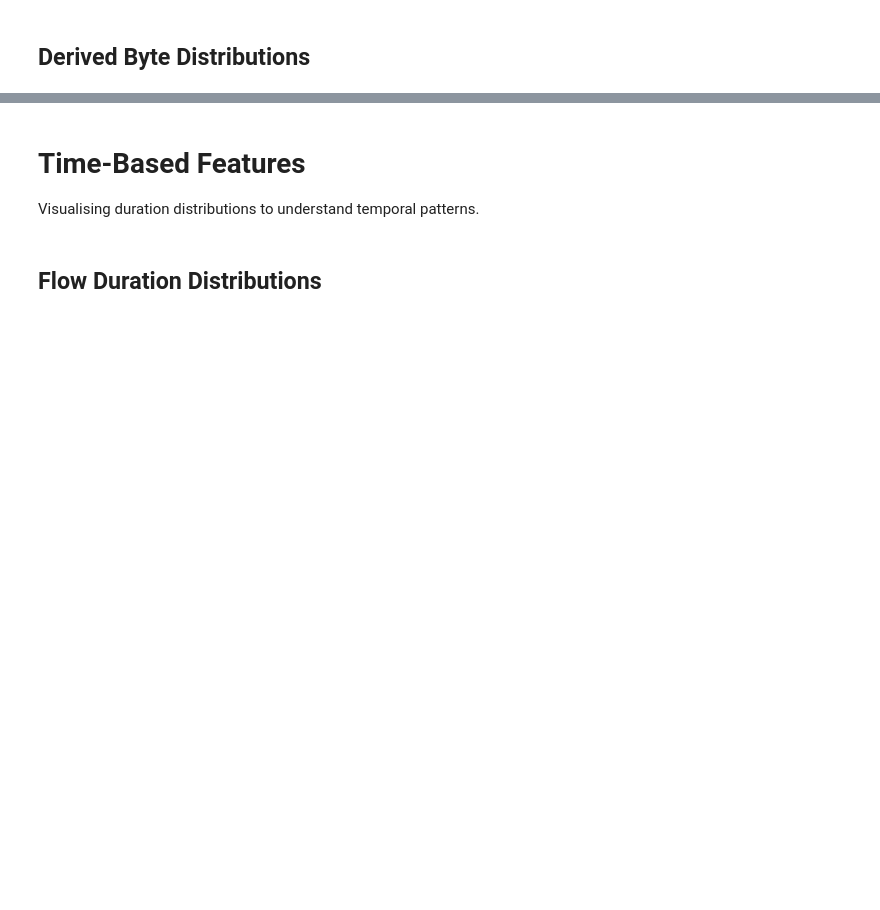
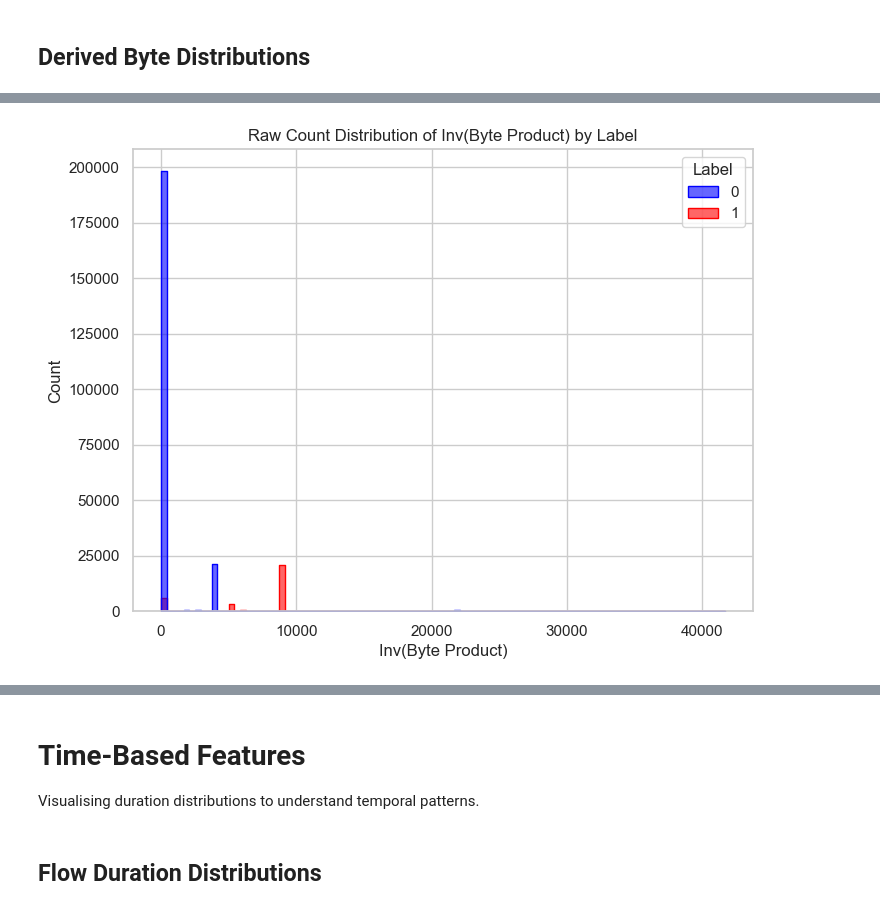
Before and after one commit to justinjxliu/ai-security-anomaly-detection, a Jupyter notebook: notebooks/01_eda.ipynb, the cells around one changed output, grey strips where cells are left out. Drawn from its saved outputs; the diff is of its cells as text; code cells hidden in the pictures; blank space fills up the shorter version.

Commit message:
docs: add observations and commentary to EDA notebook plots

```diff
--- a/notebooks/01_eda.ipynb
+++ b/notebooks/01_eda.ipynb
@@ -44,6 +95,6 @@ display(df_data_combined.describe())
 # %%
 # Prepare dataset for EDA and visualisation
-df_eda = df_data_combined.sample(n=250_000, random_state=42) # Use only 10% of dataset for speed and interpretability
+df_eda = df_data_combined.sample(frac=0.1, random_state=42) # Use only 10% of dataset for speed and interpretability
 
 # Show first few rows
 display(df_eda.head())
@@ -108,18 +214,18 @@ plt.show()
 # %%
-# Plot density distribution of log-scaled byte ratio by label
+# Plot raw count distribution of inverse byte product by label
 plt.figure(figsize=(8, 6))
 sns.histplot(
     data=df_eda,
-    x=log_byte_ratio,
+    x=inv_byte_prod,
     hue="Label",
     bins=100,
     element="step",
-    stat="density",
-    common_norm=False,
     alpha=0.6,
     palette={0: "blue", 1: "red"}
 )
-plt.xlabel("Log(Byte Ratio + 1)")
-plt.ylabel("Density")
-plt.title("Distribution of Byte Asymmetry (Source/Destination Bytes)")
+plt.xlabel("Inv(Byte Product)")
+plt.ylabel("Count")
+plt.title("Raw Count Distribution of Inv(Byte Product) by Label")
 plt.show()
+# %% [output]
+[figure, added]
```
Also changed, not shown: parts of 64 cells of this notebook.
